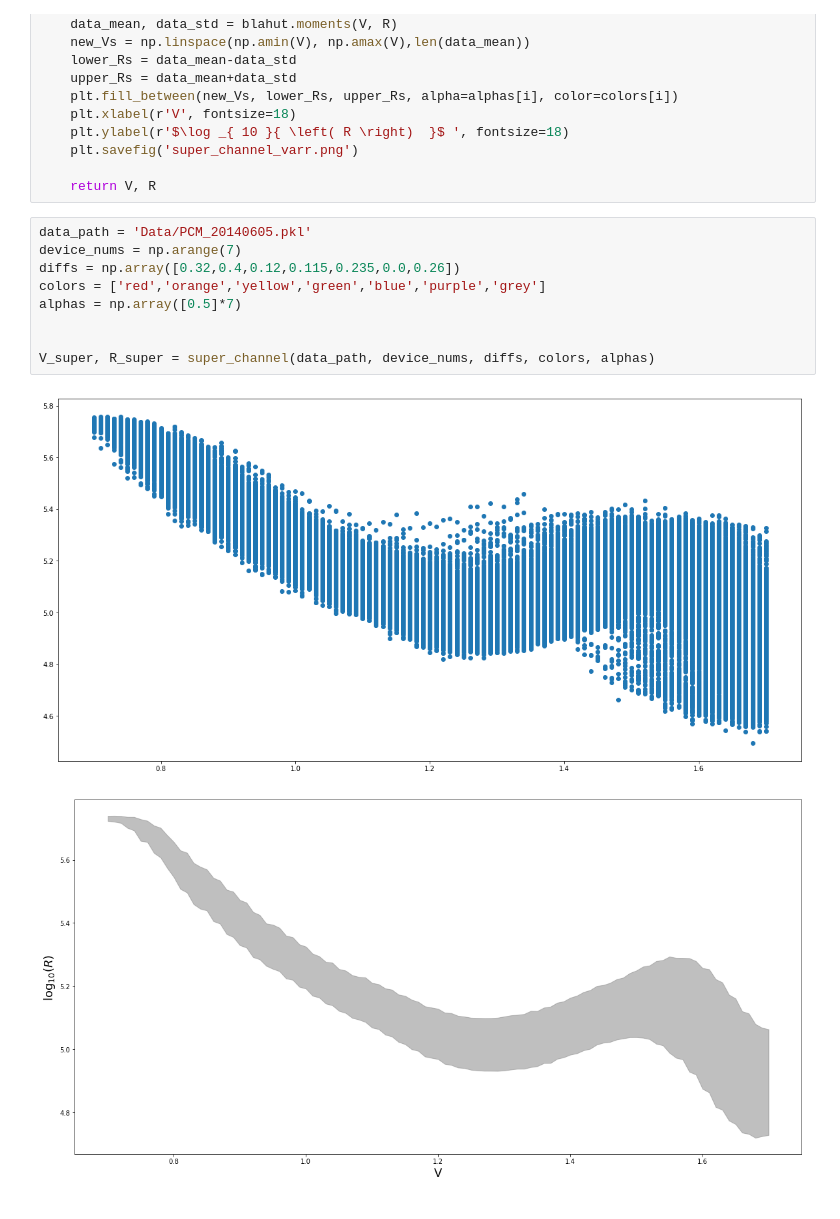
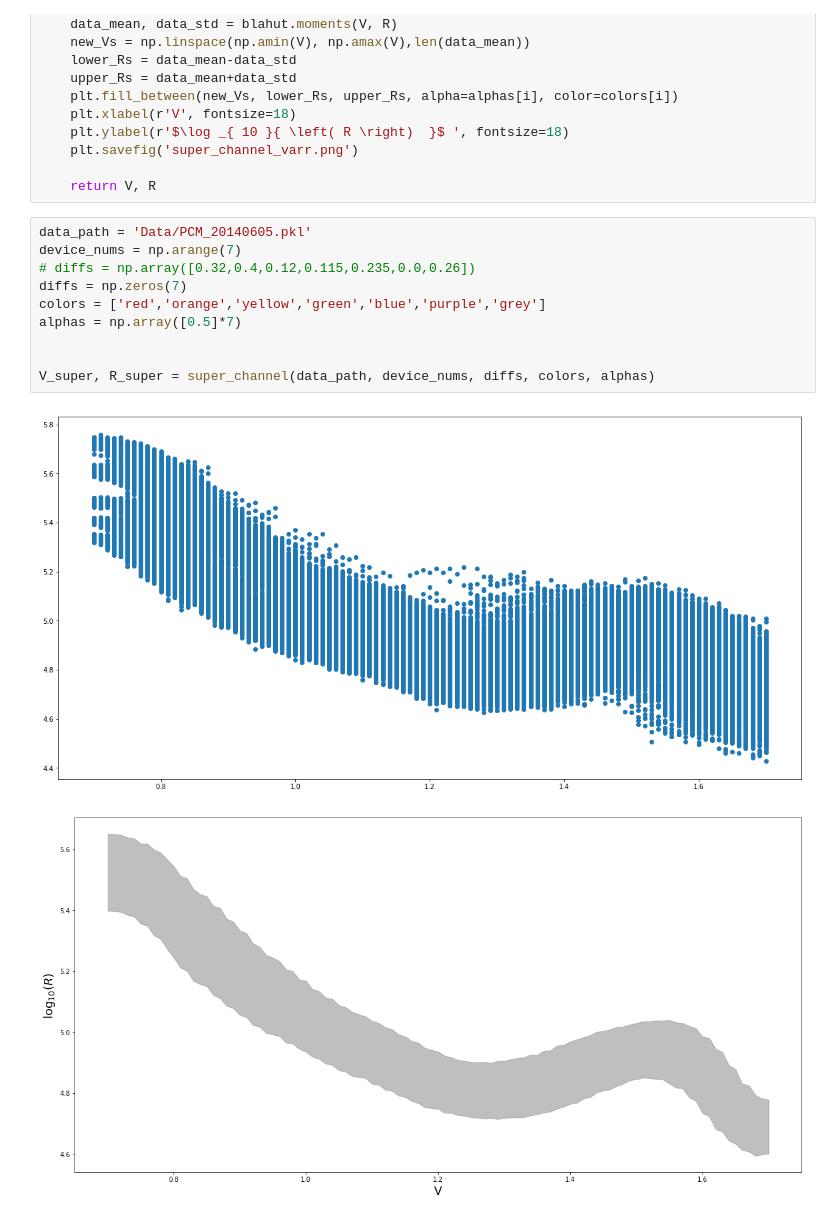
Before and after one commit to rzarcone/PCM_Paper, a Jupyter notebook: New_PCM_Data.ipynb, the cells around one changed output. Cells and saved outputs as stored; diff of their text form.

```diff
--- a/New_PCM_Data.ipynb
+++ b/New_PCM_Data.ipynb
@@ -241,15 +241,16 @@ def super_channel(data_path, device_nums, diffs, colors, alphas):
 # %%
 data_path = 'Data/PCM_20140605.pkl'
 device_nums = np.arange(7)
-diffs = np.array([0.32,0.4,0.12,0.115,0.235,0.0,0.26])
+# diffs = np.array([0.32,0.4,0.12,0.115,0.235,0.0,0.26])
+diffs = np.zeros(7)
 colors = ['red','orange','yellow','green','blue','purple','grey']
 alphas = np.array([0.5]*7)
 
 
 V_super, R_super = super_channel(data_path, device_nums, diffs, colors, alphas)
 # %% [output]
-[figure, old version]
+[figure, new version]
-[figure, old version]
+[figure, new version]
 # %%
 flipped_P_RV, V, R = upsample_data(V_super, R_super, to_plot_or_not_to_plot = True, resample_rate = 300)
 # %% [output]
```
Also changed, not shown: parts of 3 cells of this notebook.
